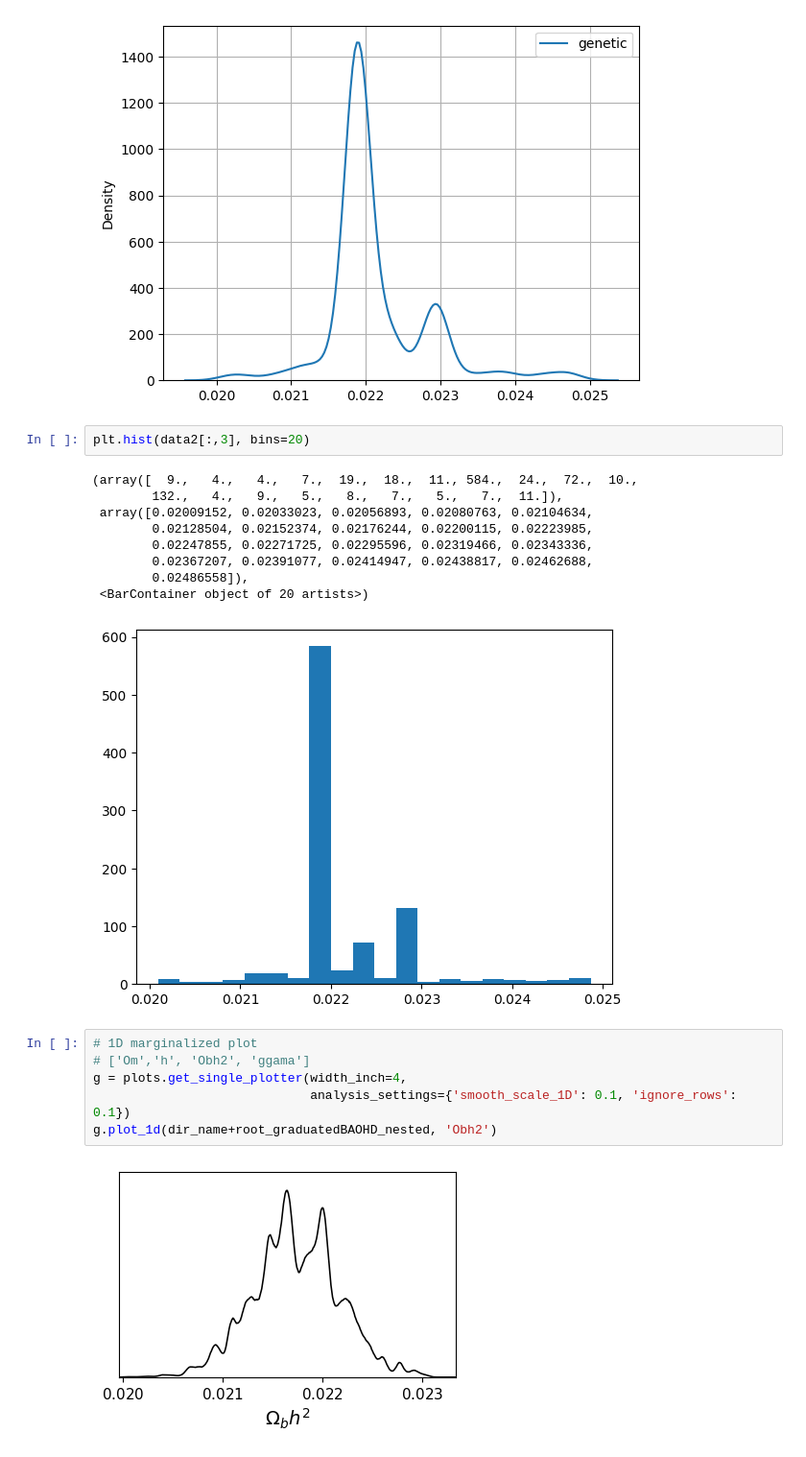
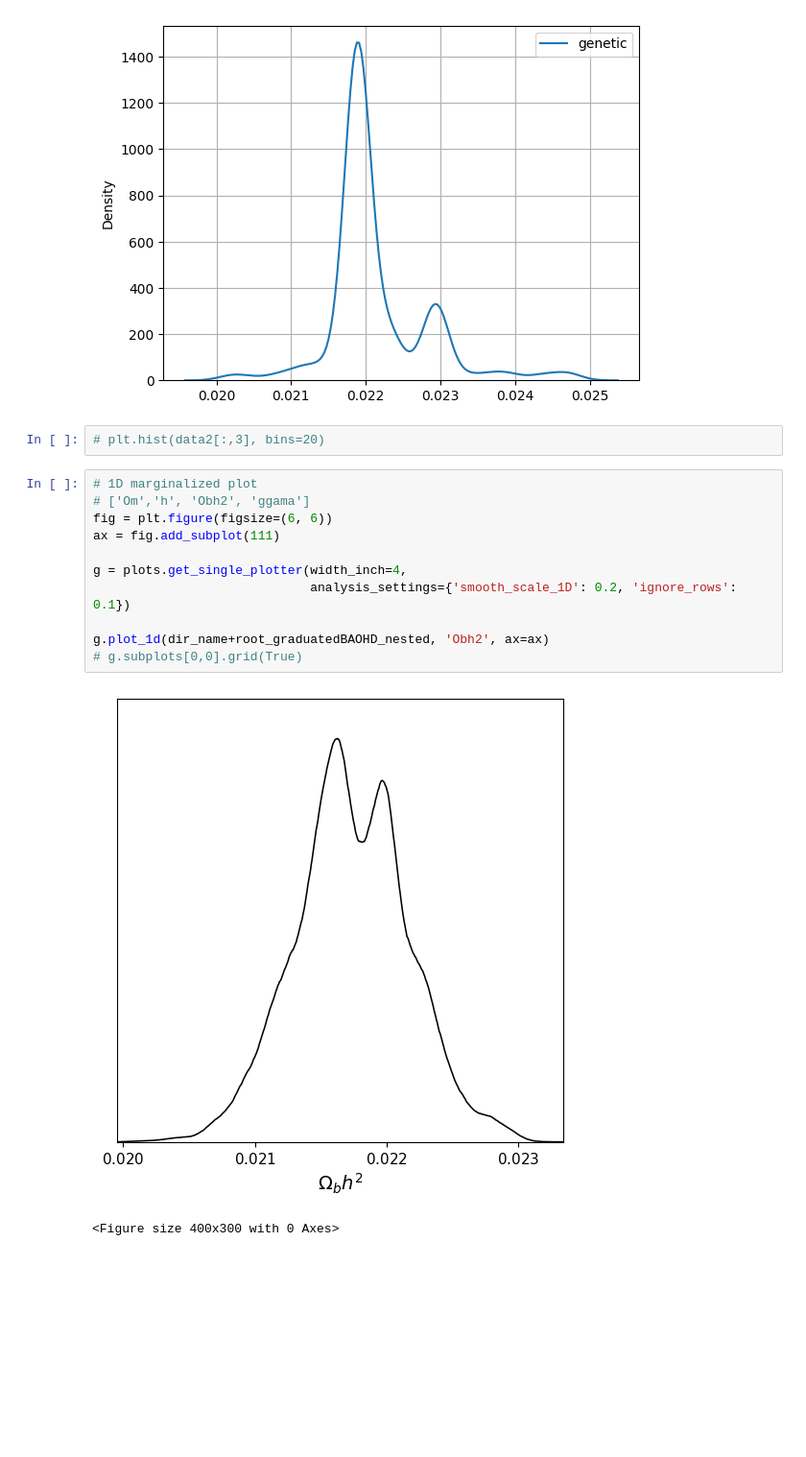
Before and after one commit to igomezv/cosmo_tools, a Jupyter notebook: models/genetic_paper/plots.ipynb, the cells around one changed output. Shown at 96% size. Cells and saved outputs as stored; diff of their text form; blank space fills up the shorter version.

```diff
--- a/models/genetic_paper/plots.ipynb
+++ b/models/genetic_paper/plots.ipynb
@@ -683,22 +683,18 @@ ax.grid()
 # %% [output]
 [figure]
 # %%
-plt.hist(data2[:,3], bins=20)
+# plt.hist(data2[:,3], bins=20)
-# %% [output]
-(array([  9.,   4.,   4.,   7.,  19.,  18.,  11., 584.,  24.,  72.,  10.,
-        132.,   4.,   9.,   5.,   8.,   7.,   5.,   7.,  11.]),
- array([0.02009152, 0.02033023, 0.02056893, 0.02080763, 0.02104634,
-        0.02128504, 0.02152374, 0.02176244, 0.02200115, 0.02223985,
-        0.02247855, 0.02271725, 0.02295596, 0.02319466, 0.02343336,
-        0.02367207, 0.02391077, 0.02414947, 0.02438817, 0.02462688,
-        0.02486558]),
- <BarContainer object of 20 artists>)
-[figure, removed]
 # %%
 # 1D marginalized plot
 # ['Om','h', 'Obh2', 'ggama']
+fig = plt.figure(figsize=(6, 6))
+ax = fig.add_subplot(111)
+
 g = plots.get_single_plotter(width_inch=4,
-                             analysis_settings={'smooth_scale_1D': 0.1, 'ignore_rows': 0.1})
-g.plot_1d(dir_name+root_graduatedBAOHD_nested, 'Obh2')
+                             analysis_settings={'smooth_scale_1D': 0.2, 'ignore_rows': 0.1})
+
+g.plot_1d(dir_name+root_graduatedBAOHD_nested, 'Obh2', ax=ax)
+# g.subplots[0,0].grid(True)
 # %% [output]
-[figure, old version]
+[figure, new version]
+<Figure size 400x300 with 0 Axes>
```
Also changed, not shown: parts of 1 cell of this notebook.
